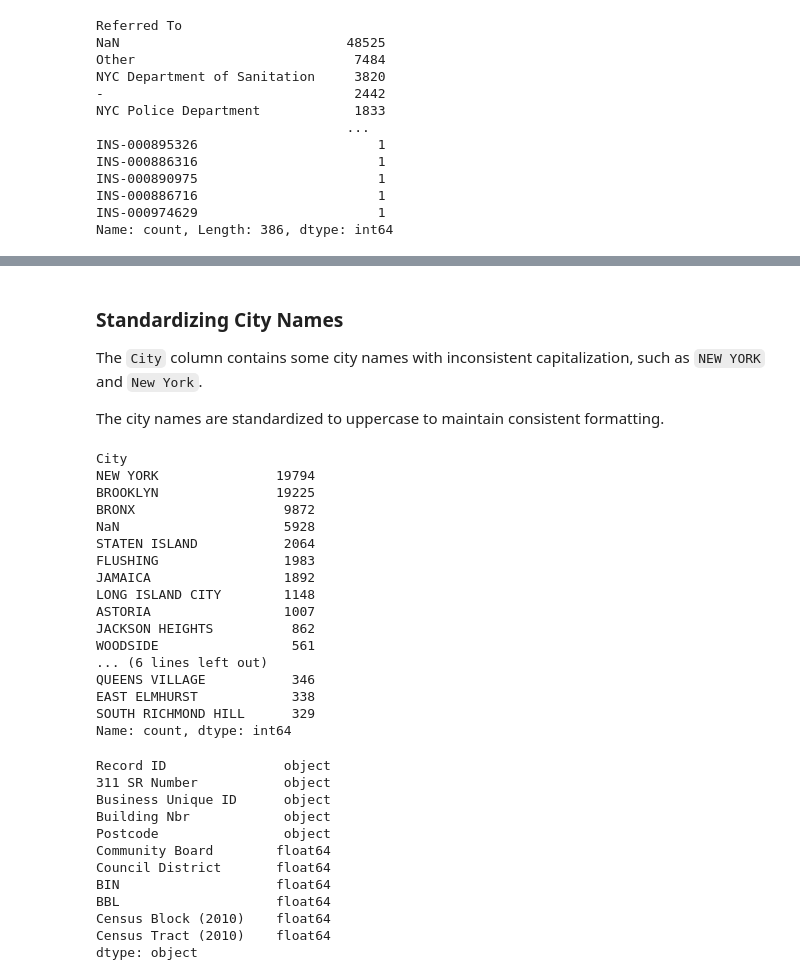
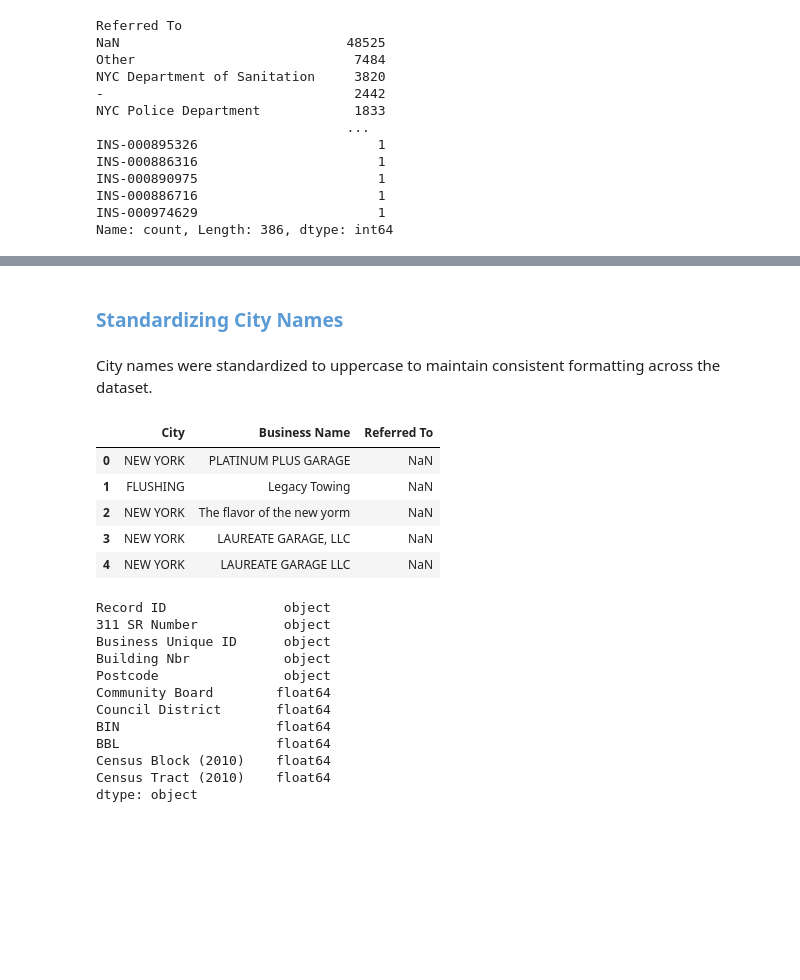
Before and after one commit to ashemariya27-star/DCWP-Consumer-Complaints-Analysis, a Jupyter notebook: notebook/Data_Cleaning.ipynb, the cells around one changed output, grey strips where cells are left out. Drawn from its saved outputs; the diff is of its cells as text; code cells hidden in the pictures; blank space fills up the shorter version.

```diff
--- a/notebook/Data_Cleaning.ipynb
+++ b/notebook/Data_Cleaning.ipynb
@@ -522,10 +530,0 @@ df[df["Business Name"] == "-"][["Business Name", "Business Category", "Result",
-# %%
-df["Referred To"] = df["Referred To"].replace("-", "Not Specified")
-
-df["Business Name"] = df["Business Name"].replace("-", np.nan)
-df["311 SR Number"] = df["311 SR Number"].replace("0", np.nan)
-
-df["Building Nbr"] = df["Building Nbr"].replace("0", np.nan)
-df["Postcode"] = df["Postcode"].replace("0", np.nan)
-
-df["Street1"] = df["Street1"].replace("0", np.nan)
@@ -542,31 +531,18 @@ dtype: int64
 # %% [markdown]
-### Standardizing City Names
-
-The `City` column contains some city names with inconsistent capitalization, such as `NEW YORK` and `New York`.
-
-The city names are standardized to uppercase to maintain consistent formatting.
+<h3 style="color:#5B9BD5;">Standardizing City Names</h3>
+# %% [markdown]
+City names were standardized to uppercase to maintain consistent formatting across the dataset.
 # %%
 df["City"] = df["City"].str.upper()
-# %%
-df["City"].value_counts(dropna=False).head(20)
-# %% [output]
-City
-NEW YORK               19794
-BROOKLYN               19225
-BRONX                   9872
-NaN                     5928
-STATEN ISLAND           2064
-FLUSHING                1983
-JAMAICA                 1892
-LONG ISLAND CITY        1148
-ASTORIA                 1007
-JACKSON HEIGHTS          862
-WOODSIDE                 561
-... (6 lines left out)
-QUEENS VILLAGE           346
-EAST ELMHURST            338
-SOUTH RICHMOND HILL      329
-Name: count, dtype: int64
+# %%
+df[["City", "Business Name", "Referred To"]].head()
+# %% [output]
+|  | City | Business Name | Referred To |
+| 0 | NEW YORK | PLATINUM PLUS GARAGE | NaN |
+| 1 | FLUSHING | Legacy Towing | NaN |
+| 2 | NEW YORK | The flavor of the new yorm | NaN |
+| 3 | NEW YORK | LAUREATE GARAGE, LLC | NaN |
+| 4 | NEW YORK | LAUREATE GARAGE LLC | NaN |
 # %%
 id_columns = [
     "Record ID",
```
Also changed, not shown: parts of 53 cells of this notebook.
